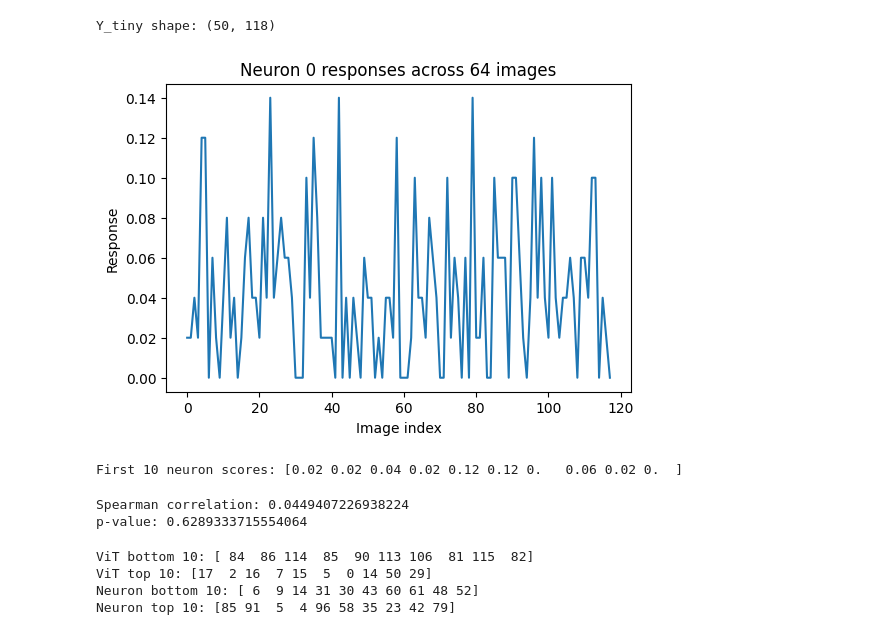
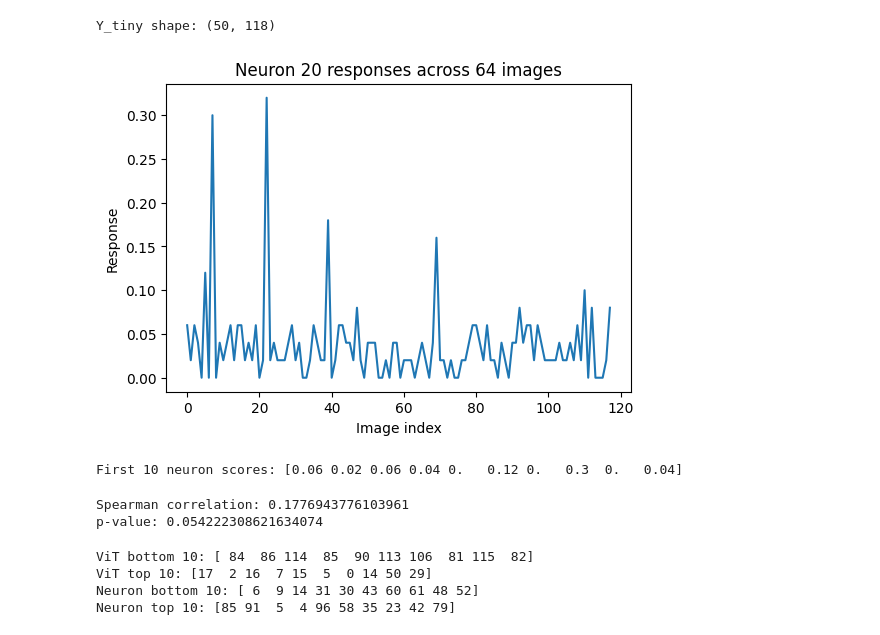
Before and after one commit to mariakesa/ProjectionSort, a Jupyter notebook: dev/single_lion_prefering_neuron.ipynb, the cells around one changed output. Drawn from its saved outputs; the diff is of its cells as text; code cells hidden in the pictures.

```diff
--- a/dev/single_lion_prefering_neuron.ipynb
+++ b/dev/single_lion_prefering_neuron.ipynb
@@ -126,19 +130,20 @@ Y_tiny shape: (50, 118)
 # %%
 # TINY STEP 9: pick one neuron from Y_tiny
 neuron_idx = 0
+neuron_idx=20
 neuron_scores = Y_tiny[neuron_idx]    # shape (64,)
 
 plt.figure(figsize=(6,4))
 plt.plot(neuron_scores)
 plt.title(f"Neuron {neuron_idx} responses across 64 images")
 plt.xlabel("Image index")
 plt.ylabel("Response")
 plt.show()
 
 print("First 10 neuron scores:", neuron_scores[:10])
 # %% [output]
-[figure, old version]
+[figure, new version]
-First 10 neuron scores: [0.02 0.02 0.04 0.02 0.12 0.12 0.   0.06 0.02 0.  ]
+First 10 neuron scores: [0.06 0.02 0.06 0.04 0.   0.12 0.   0.3  0.   0.04]
 # %%
 from scipy.stats import spearmanr
 
@@ -147,8 +152,8 @@ rho, p = spearmanr(scores_vit, neuron_scores)
 print("Spearman correlation:", rho)
 print("p-value:", p)
 # %% [output]
-Spearman correlation: 0.0449407226938224
-p-value: 0.6289333715554064
+Spearman correlation: 0.1776943776103961
+p-value: 0.054222308621634074
 # %%
 # TINY STEP 13: get top/bottom 10 indices
 
```
Also changed, not shown: parts of 5 cells of this notebook, 2 other files.
